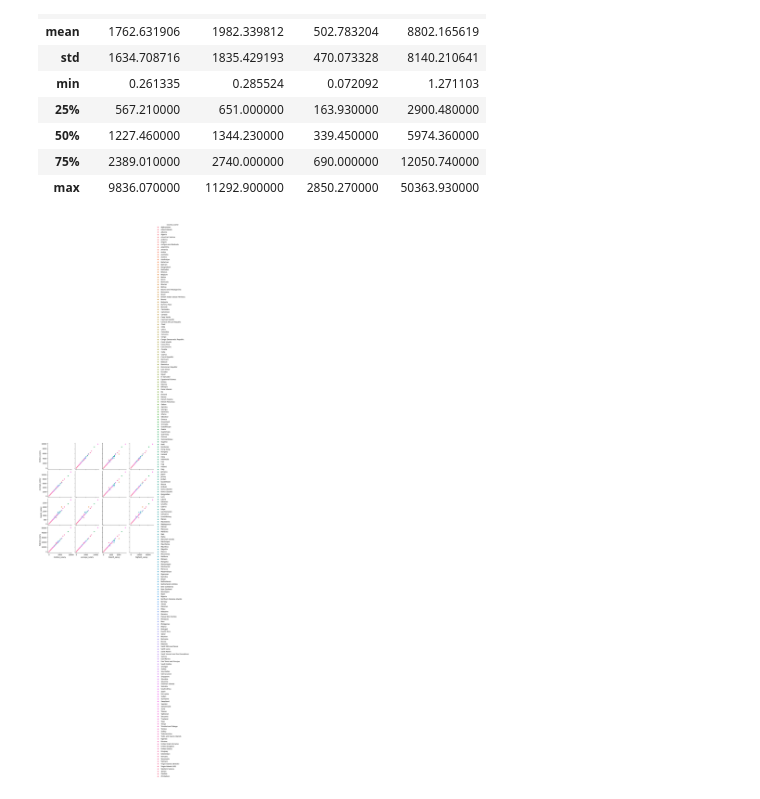
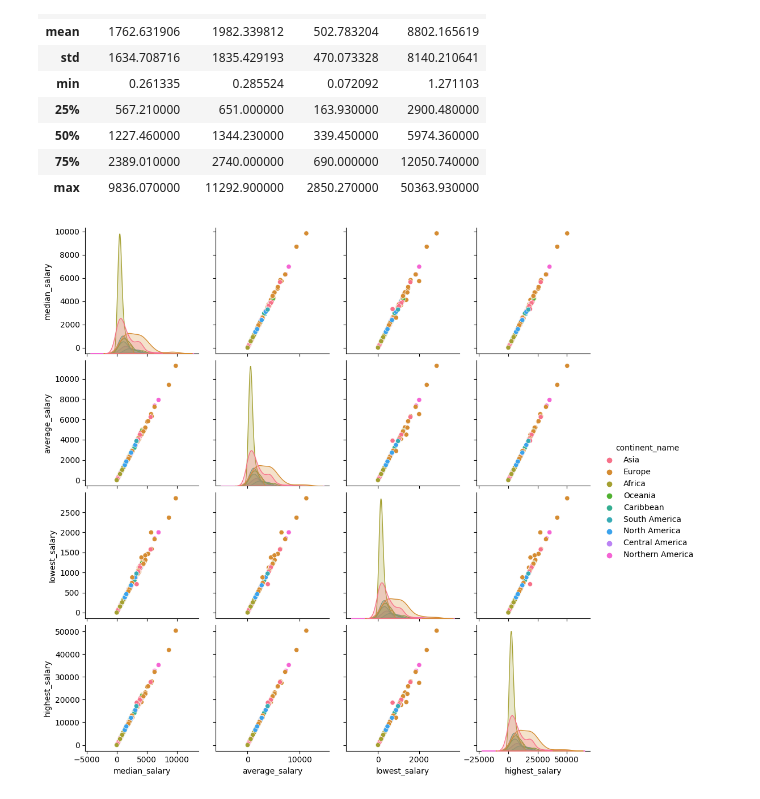
Before and after one commit to Ger-oc/MLpipeline, a Jupyter notebook: MLPipeline.ipynb, the cells around one changed output. Saved outputs shown, nothing was run; the diff lists cells and outputs as text; code cells hidden in the pictures.

```diff
--- a/MLPipeline.ipynb
+++ b/MLPipeline.ipynb
@@ -75,7 +75,7 @@ df.describe()
 | 75% | 2389.010000 | 2740.000000 | 690.000000 | 12050.740000 |
 | max | 9836.070000 | 11292.900000 | 2850.270000 | 50363.930000 |
 # %%
-g = sns.pairplot(df, hue="country_name", palette="husl")
+g = sns.pairplot(df, hue="continent_name", palette="husl")
 # %% [output]
-[figure, old version]
+[figure, new version]
 # %%
```
Also changed, not shown: parts of 1 cell of this notebook.
